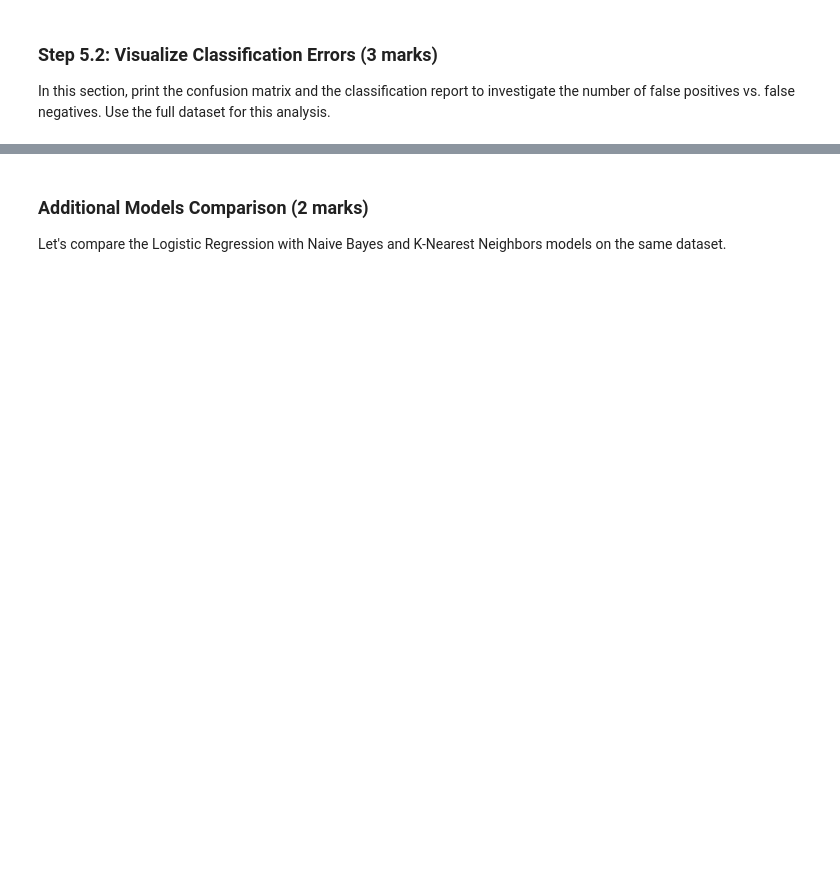
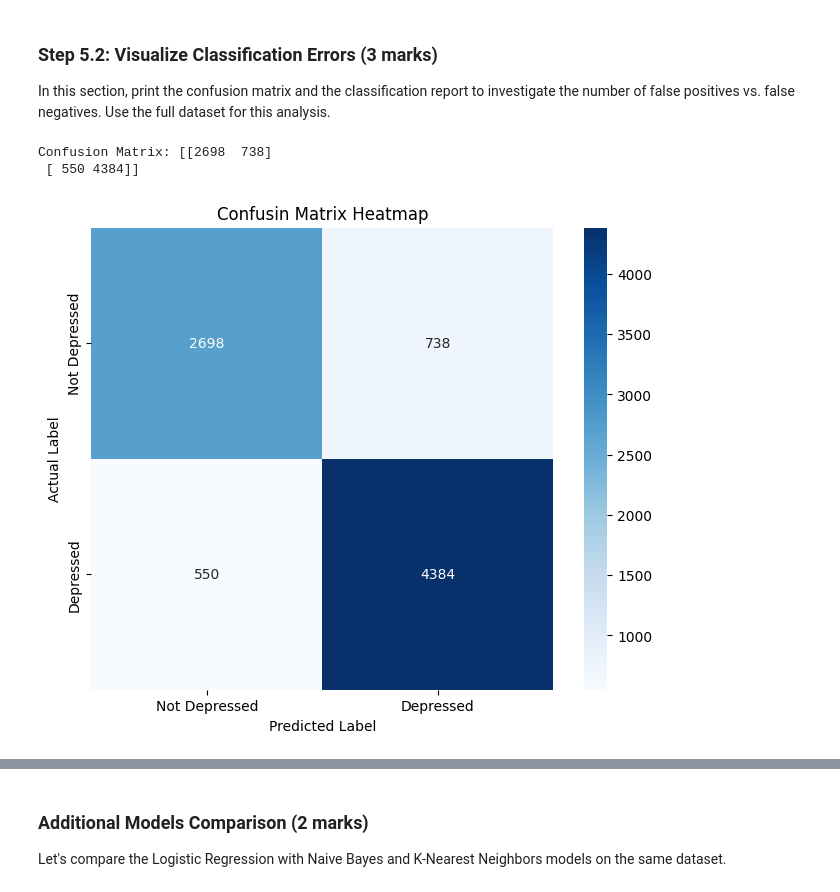
Before and after one commit to karafitzgerald/ENGG680_2025_Fall, a Jupyter notebook: Lab_Assignment_2/Assignment2_Upload.ipynb, the cells around one changed output, grey strips where cells are left out. Drawn from its saved outputs; the diff is of its cells as text; code cells hidden in the pictures; blank space fills up the shorter version.

```diff
--- a/Lab_Assignment_2/Assignment2_Upload.ipynb
+++ b/Lab_Assignment_2/Assignment2_Upload.ipynb
@@ -879,27 +1024,44 @@ In this section, print the confusion matrix and the classification report to inv
 # Retrieve target vector and predicted values for testing set using full dataset
 # (1 marks)
 # Note: 70% training set, 30% testing set
+#split dataset
+X_train_full, X_test_full, y_train_full, y_test_full = train_test_split(
+    X,y, test_size =0.3, random_state =0
+)
+
+#model training
+model_full = LogisticRegression(max_iter=2000)
+model_full.fit(X_train_full, y_train_full)
+
+#prediction on test set
+y_test_pred_full = model_full.predict(X_test_full)
 # %%
 from sklearn.metrics import confusion_matrix
 # Calculate confusion matrix: confusion_matrix()
 # (1 marks)
 
-
+#confusion matrix
+conf_mat = confusion_matrix(y_test_full, y_test_pred_full)
+print("Confusion Matrix:", conf_mat)
 
 # Print confusion matrix using a heatmap: sns.heatmap()
 plt.figure(figsize=(8, 6))
 sns.heatmap(conf_mat,
            xticklabels=['Not Depressed', 'Depressed'],
            yticklabels=['Not Depressed', 'Depressed'],
            square=True,
            annot=True,
            cbar=True,
            fmt='d',
            cmap='Blues')
-plt.xlabel(   )
-plt.ylabel(   )
-plt.title(   )
+plt.xlabel( "Predicted Label"  )
+plt.ylabel( "Actual Label"  )
+plt.title( "Confusin Matrix Heatmap"  )
 plt.show()
+# %% [output]
+Confusion Matrix: [[2698  738]
+ [ 550 4384]]
+[figure, added]
 # %%
 from sklearn.metrics import classification_report
 # Print classification report: classification_report()
```
Also changed, not shown: parts of 20 cells of this notebook.
